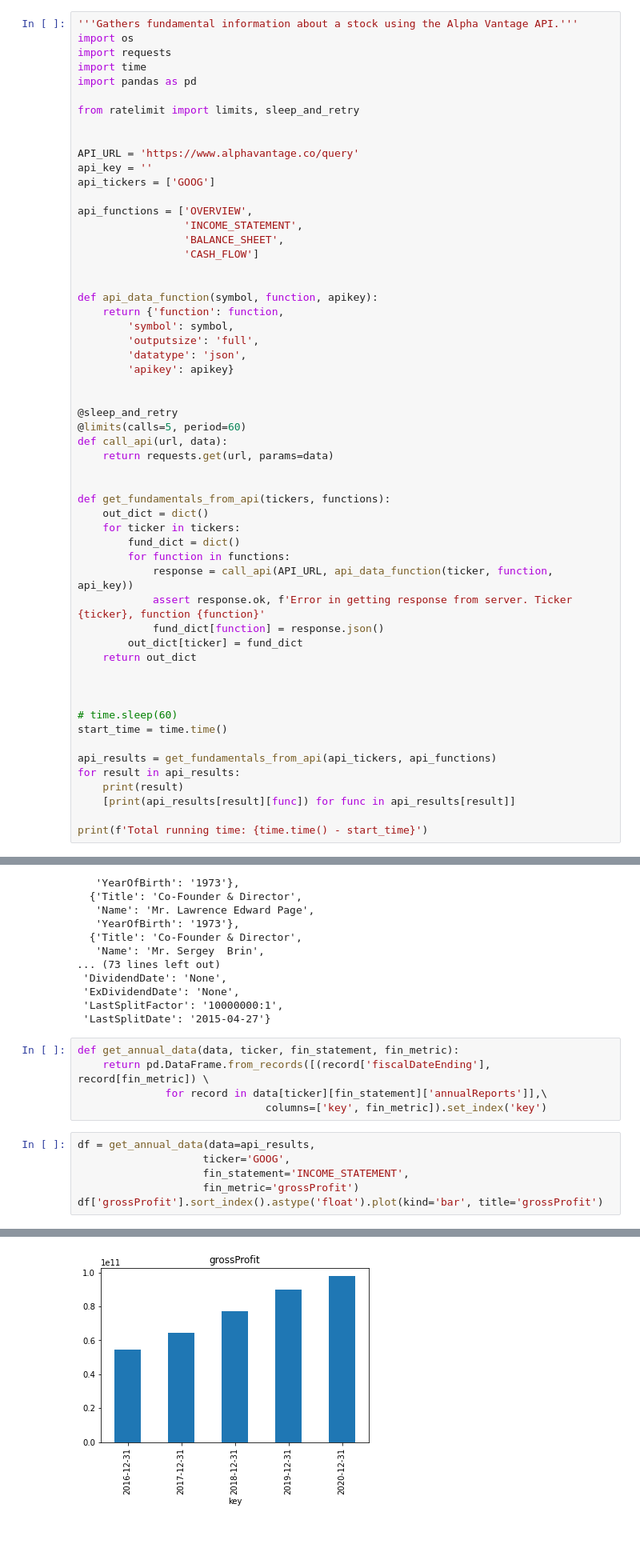
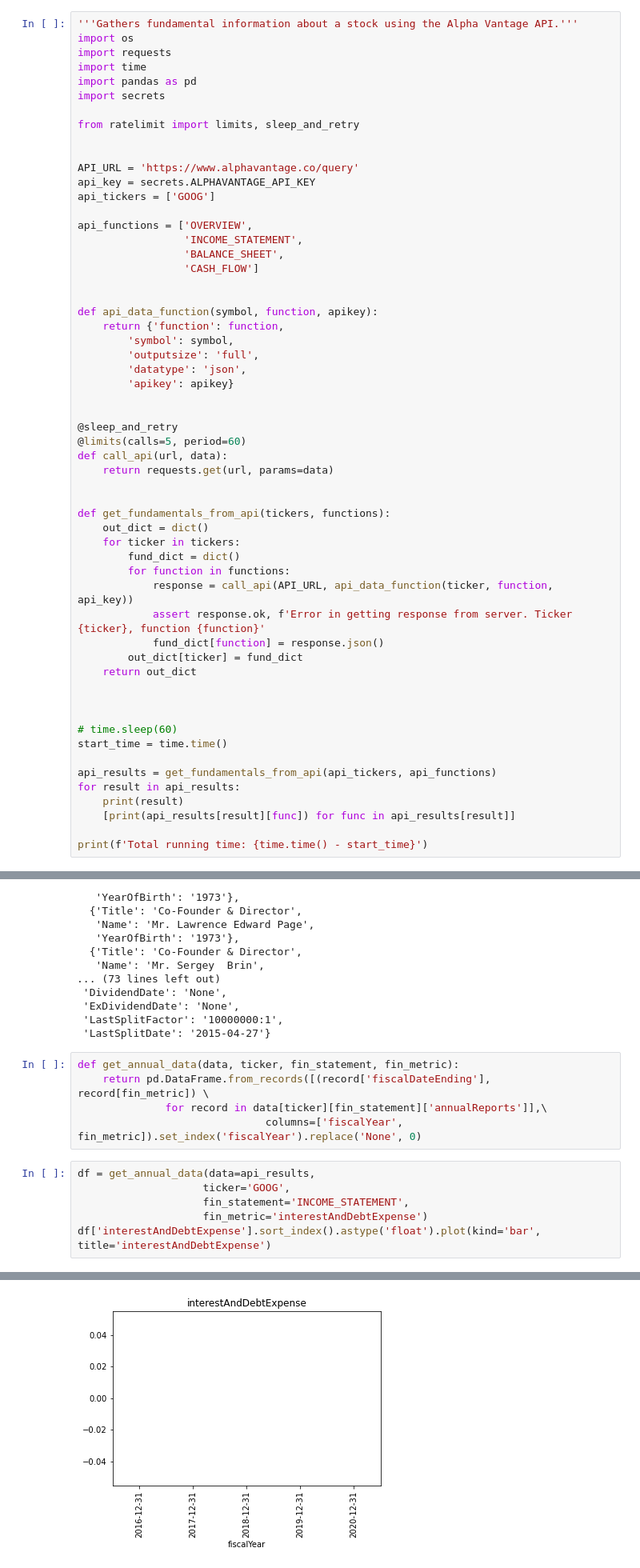
Before and after one commit to hochmuth/Watchman, a Jupyter notebook: Playground.ipynb, the cells around one changed output, grey strips where cells are left out. Shown at 80% size. Saved outputs shown, nothing was run; the diff lists cells and outputs as text; blank space fills up the shorter version.

```diff
--- a/Playground.ipynb
+++ b/Playground.ipynb
@@ -4,12 +4,13 @@ import os
 import requests
 import time
 import pandas as pd
+import secrets
 
 from ratelimit import limits, sleep_and_retry
 
 
 API_URL = 'https://www.alphavantage.co/query'
-api_key = ''
+api_key = secrets.ALPHAVANTAGE_API_KEY
 api_tickers = ['GOOG']
 
 api_functions = ['OVERVIEW',
@@ -85,11 +86,11 @@ api_results['GOOG']['OVERVIEW']
 def get_annual_data(data, ticker, fin_statement, fin_metric):
     return pd.DataFrame.from_records([(record['fiscalDateEnding'], record[fin_metric]) \
               for record in data[ticker][fin_statement]['annualReports']],\
-                              columns=['key', fin_metric]).set_index('key')
+                              columns=['fiscalYear', fin_metric]).set_index('fiscalYear').replace('None', 0)
 # %%
 df = get_annual_data(data=api_results,
                     ticker='GOOG',
                     fin_statement='INCOME_STATEMENT',
-                    fin_metric='grossProfit')
-df['grossProfit'].sort_index().astype('float').plot(kind='bar', title='grossProfit')
+                    fin_metric='interestAndDebtExpense')
+df['interestAndDebtExpense'].sort_index().astype('float').plot(kind='bar', title='interestAndDebtExpense')
 # %% [output]
@@ -97,2 +98,2 @@ df['grossProfit'].sort_index().astype('float').plot(kind='bar', title='grossProf
-[figure, old version]
+[figure, new version]
 # %%
```
Also changed, not shown: parts of 10 cells of this notebook.
